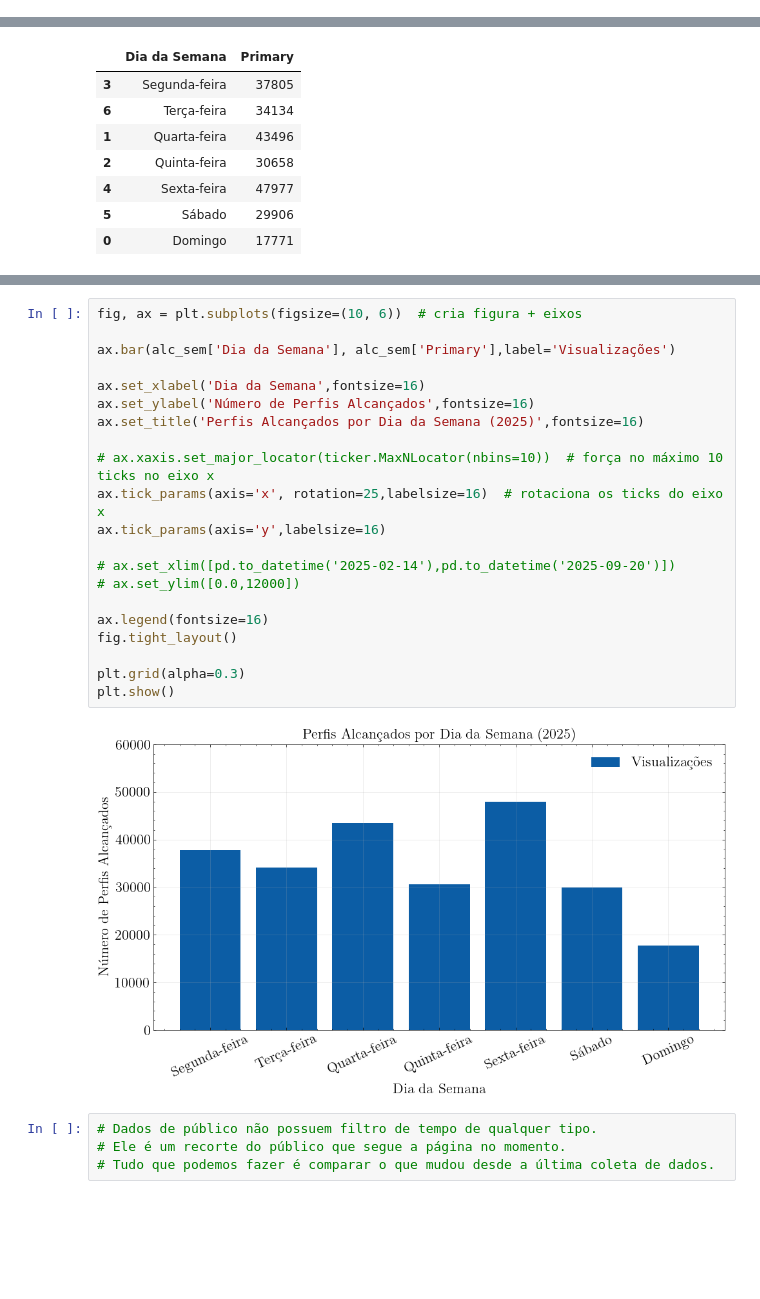
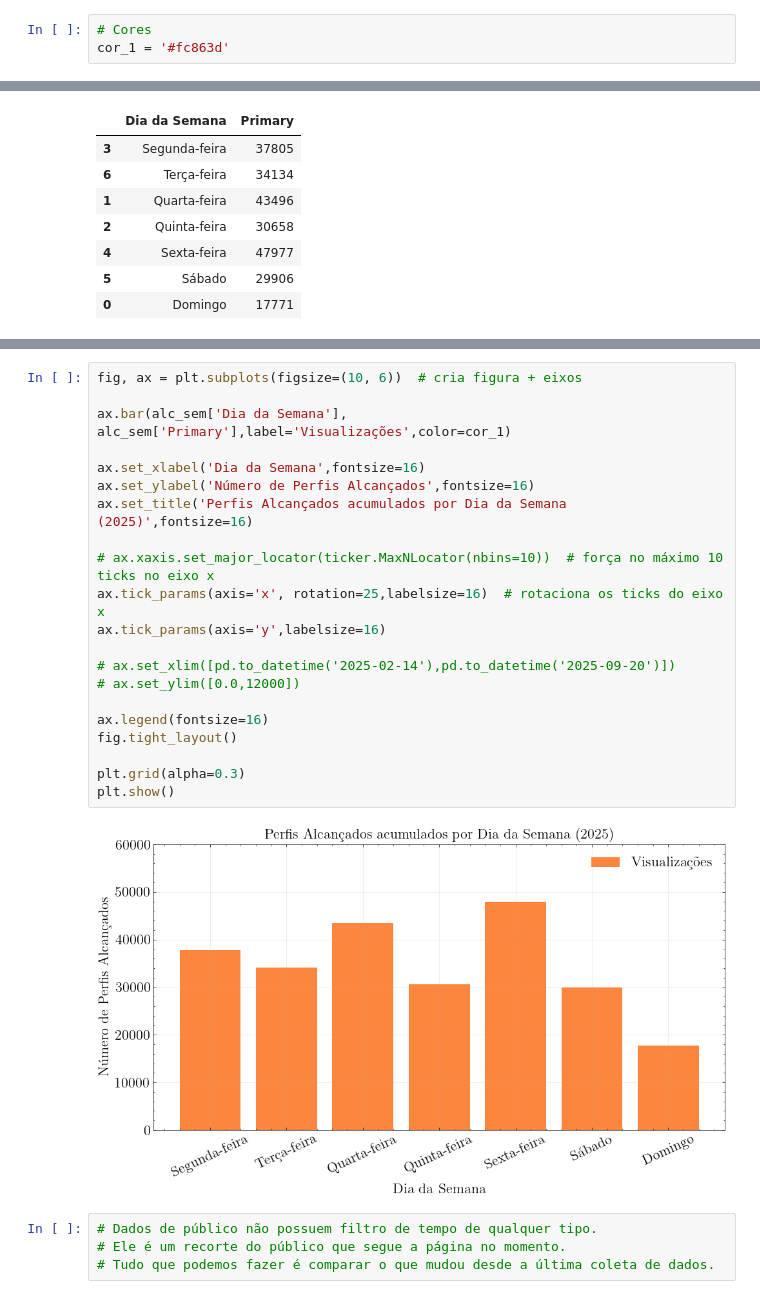
Before and after one commit to arthurto/dados_alcance_pop_science, a Jupyter notebook: notebooks/plot_2025.ipynb, the cells around one changed output, grey strips where cells are left out. Drawn from its saved outputs; the diff is of its cells as text; blank space fills up the shorter version.

```diff
--- a/notebooks/plot_2025.ipynb
+++ b/notebooks/plot_2025.ipynb
@@ -14,6 +14,9 @@ mpl.ticker.MaxNLocator.default_params['nbins'] = 10    # força no máximo 10 ti
 
 
 plt.style.use('science')
+# %%
+# Cores
+cor_1 = '#fc863d'
 # %%
 # Dados de visualizações
 # A forma como a meta disponibiliza os dados mudou
@@ -264,26 +267,26 @@ plt.show()
 # %%
 fig, ax = plt.subplots(figsize=(10, 6))  # cria figura + eixos
 
-ax.bar(alc_sem['Dia da Semana'], alc_sem['Primary'],label='Visualizações')
+ax.bar(alc_sem['Dia da Semana'], alc_sem['Primary'],label='Visualizações',color=cor_1)
 
 ax.set_xlabel('Dia da Semana',fontsize=16)
 ax.set_ylabel('Número de Perfis Alcançados',fontsize=16)
-ax.set_title('Perfis Alcançados por Dia da Semana (2025)',fontsize=16)
+ax.set_title('Perfis Alcançados acumulados por Dia da Semana (2025)',fontsize=16)
 
 # ax.xaxis.set_major_locator(ticker.MaxNLocator(nbins=10))  # força no máximo 10 ticks no eixo x
 ax.tick_params(axis='x', rotation=25,labelsize=16)  # rotaciona os ticks do eixo x
 ax.tick_params(axis='y',labelsize=16)
 
 # ax.set_xlim([pd.to_datetime('2025-02-14'),pd.to_datetime('2025-09-20')])
 # ax.set_ylim([0.0,12000])
 
 ax.legend(fontsize=16)
 fig.tight_layout()
 
 plt.grid(alpha=0.3)
 plt.show()
 # %% [output]
-[figure, old version]
+[figure, new version]
 # %%
 # Dados de público não possuem filtro de tempo de qualquer tipo.
 # Ele é um recorte do público que segue a página no momento.
```
Also changed, not shown: parts of 6 cells of this notebook, 1 other file.
